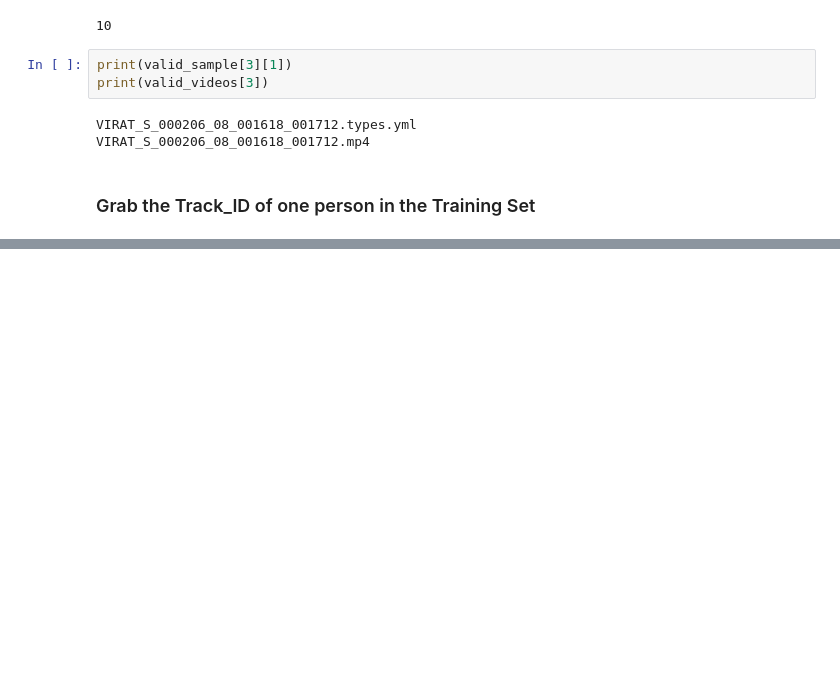
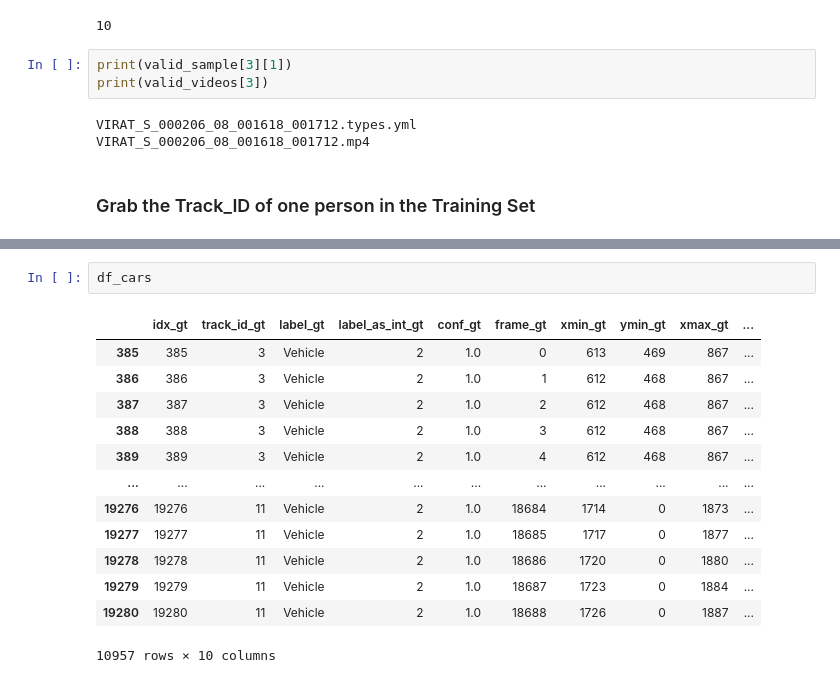
Before and after one commit to DawdlingDaedalus/VIRAT, a Jupyter notebook: analysis/8-YOLOv8_Training_on_Custom_Dataset.ipynb, the cells around one changed output, grey strips where cells are left out. Drawn from its saved outputs; the diff is of its cells as text; blank space fills up the shorter version.

```diff
--- a/analysis/8-YOLOv8_Training_on_Custom_Dataset.ipynb
+++ b/analysis/8-YOLOv8_Training_on_Custom_Dataset.ipynb
@@ -147,0 +255,16 @@ with open(types_path, 'r') as file:
+# %%
+df_cars
+# %% [output]
+|  | idx_gt | track_id_gt | label_gt | label_as_int_gt | conf_gt | frame_gt | xmin_gt | ymin_gt | xmax_gt | ... |
+| 385 | 385 | 3 | Vehicle | 2 | 1.0 | 0 | 613 | 469 | 867 | ... |
+| 386 | 386 | 3 | Vehicle | 2 | 1.0 | 1 | 612 | 468 | 867 | ... |
+| 387 | 387 | 3 | Vehicle | 2 | 1.0 | 2 | 612 | 468 | 867 | ... |
+| 388 | 388 | 3 | Vehicle | 2 | 1.0 | 3 | 612 | 468 | 867 | ... |
+| 389 | 389 | 3 | Vehicle | 2 | 1.0 | 4 | 612 | 468 | 867 | ... |
+| ... | ... | ... | ... | ... | ... | ... | ... | ... | ... | ... |
+| 19276 | 19276 | 11 | Vehicle | 2 | 1.0 | 18684 | 1714 | 0 | 1873 | ... |
+| 19277 | 19277 | 11 | Vehicle | 2 | 1.0 | 18685 | 1717 | 0 | 1877 | ... |
+| 19278 | 19278 | 11 | Vehicle | 2 | 1.0 | 18686 | 1720 | 0 | 1880 | ... |
+| 19279 | 19279 | 11 | Vehicle | 2 | 1.0 | 18687 | 1723 | 0 | 1884 | ... |
+| 19280 | 19280 | 11 | Vehicle | 2 | 1.0 | 18688 | 1726 | 0 | 1887 | ... |
+10957 rows × 10 columns
```
Also changed, not shown: parts of 7 cells of this notebook.
